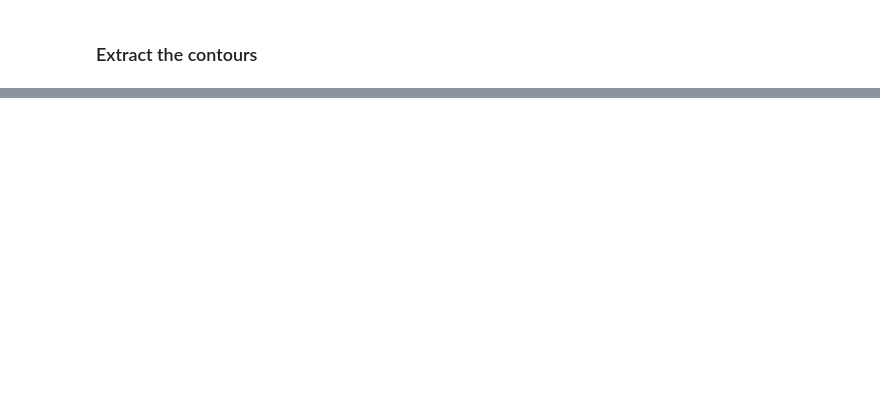
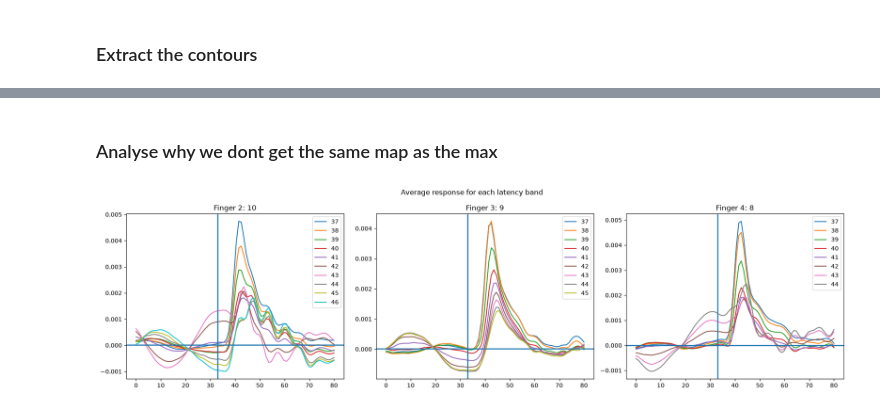
Before and after one commit to arthbreaker/DA3_VSDI_S1_G1_2026, a Jupyter notebook: scripts/latency.ipynb, the cells around one changed output, grey strips where cells are left out. Drawn from its saved outputs; the diff is of its cells as text; code cells hidden in the pictures; blank space fills up the shorter version.

```diff
--- a/scripts/latency.ipynb
+++ b/scripts/latency.ipynb
@@ -188,0 +195,33 @@ array([33.83113294, 37.41576847, 38.8387273 , ..., 37.86189568,
+# %% [markdown]
+### Analyse why we dont get the same map as the max
+# %%
+fig, ax = plt.subplots(1, 3, figsize=(18, 5))
+
+for i in np.unique(lat1[lat1>0]):
+    idx = np.argwhere(np.where(lat1==i, lat1, 0))
+    ax[0].plot(np.linspace(0, 80, 80), np.mean(cond1_ave[idx[:,0], idx[:,1], 0:80], axis=0), label=i)
+    ax[0].axvline(33)
+    ax[0].axhline(0)
+    ax[0].set_title(f'Finger 2: {len(np.unique(lat1[lat1>0]))}')
+    ax[0].legend()
+
+for i in np.unique(lat2[lat2>0]):
+    idx = np.argwhere(np.where(lat2==i, lat2, 0))
+    ax[1].plot(np.linspace(0, 80, 80), np.mean(cond2_ave[idx[:,0], idx[:,1], 0:80], axis=0), label=i)
+    ax[1].axvline(33)
+    ax[1].axhline(0)
+    ax[1].set_title(f'Finger 3: {len(np.unique(lat2[lat2>0]))}')
+    ax[1].legend()
+
+for i in np.unique(lat3[lat3>0]):
+    idx = np.argwhere(np.where(lat3==i, lat3, 0))
+    ax[2].plot(np.linspace(0, 80, 80), np.mean(cond3_ave[idx[:,0], idx[:,1], 0:80], axis=0), label=i)
+    ax[2].axvline(33)
+    ax[2].axhline(0)
+    ax[2].set_title(f'Finger 4: {len(np.unique(lat3[lat3>0]))}')
+    ax[2].legend()
+
+fig.suptitle('Average response for each latency band')
+plt.tight_layout()
+# %% [output]
+[figure, added]
```
Also changed, not shown: parts of 13 cells of this notebook.
